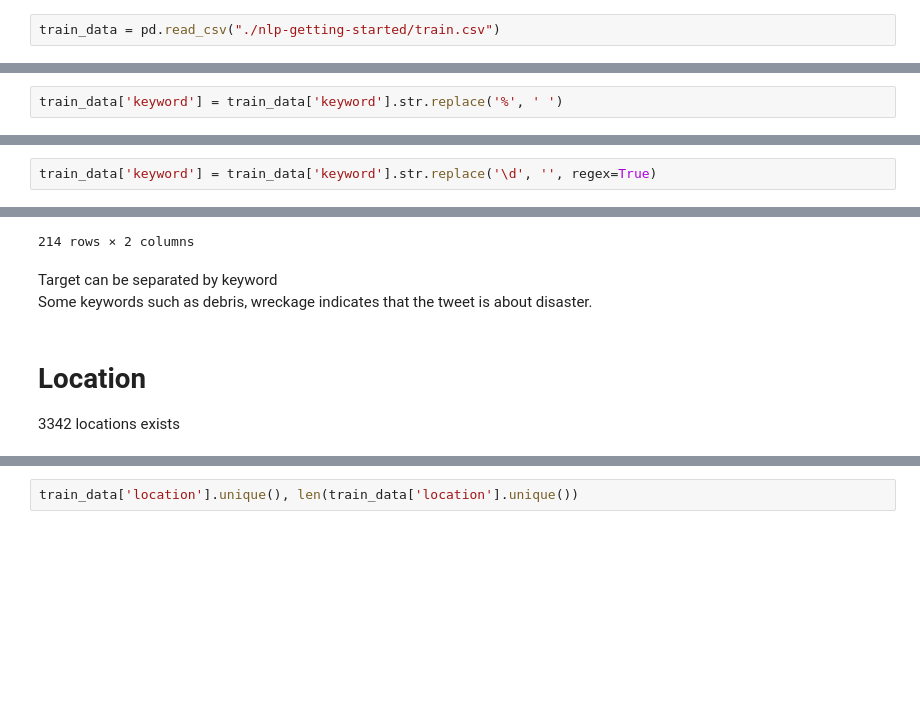
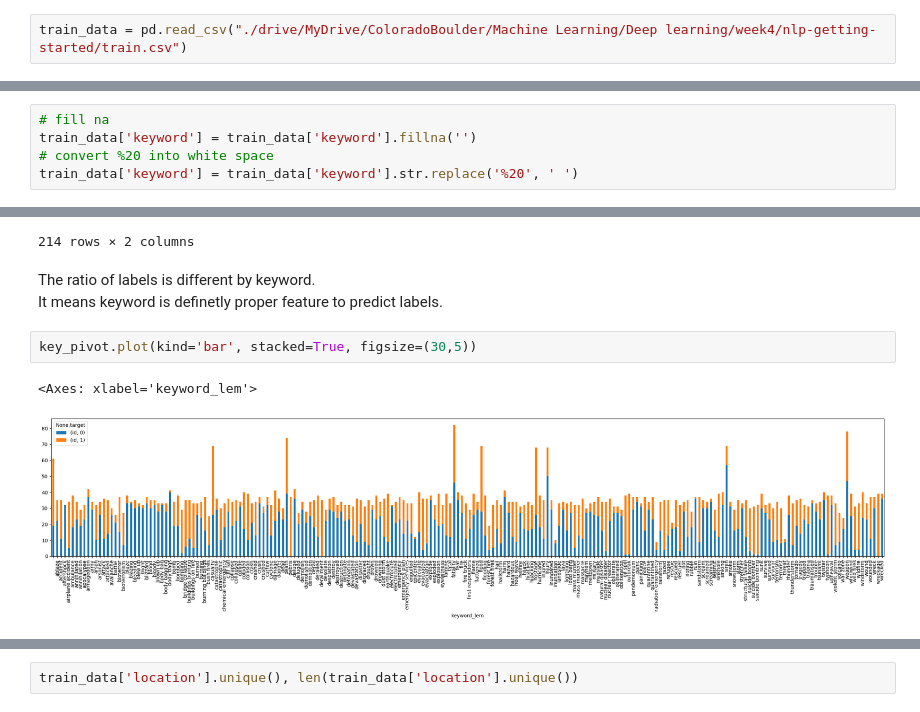
Before and after one commit to respwill/disaster_tweet, a Jupyter notebook: EDA.ipynb, the cells around one changed output, grey strips where cells are left out. Saved outputs shown, nothing was run; the diff lists cells and outputs as text; blank space fills up the shorter version.

```diff
--- a/EDA.ipynb
+++ b/EDA.ipynb
@@ -9,5 +13,5 @@ import re
 # %%
-train_data = pd.read_csv("./nlp-getting-started/train.csv")
+train_data = pd.read_csv("./drive/MyDrive/ColoradoBoulder/Machine Learning/Deep learning/week4/nlp-getting-started/train.csv")
 # %%
 train_data.head()
 # %% [output]
@@ -100,2 +129,0 @@ train_data['keyword'] = train_data['keyword'].fillna('')
-# %%
-train_data['keyword'] = train_data['keyword'].str.replace('%', ' ')
@@ -104,5 +130,8 @@ remove digit from keywords
-# %%
-train_data['keyword'] = train_data['keyword'].str.replace('\d', '', regex=True)
+# %%
+# fill na
+train_data['keyword'] = train_data['keyword'].fillna('')
+# convert %20 into white space
+train_data['keyword'] = train_data['keyword'].str.replace('%20', ' ')
 # %% [markdown]
 Lemmatize the keywords
 # %%
@@ -148,10 +177,11 @@ key_pivot.sort_values(by=('id',0), ascending=False)
 | wreckage | 0.0 | 39.0 |
 | derailment | 0.0 | 35.0 |
 214 rows × 2 columns
-# %% [markdown]
-Target can be separated by keyword
-Some keywords such as debris, wreckage indicates that the tweet is about disaster.
-# %% [markdown]
-# Location
-
-3342 locations exists
+# %% [markdown]
+The ratio of labels is different by keyword.
+It means keyword is definetly proper feature to predict labels.
+# %%
+key_pivot.plot(kind='bar', stacked=True, figsize=(30,5))
+# %% [output]
+<Axes: xlabel='keyword_lem'>
+[figure, added]
```
Also changed, not shown: parts of 75 cells of this notebook.
